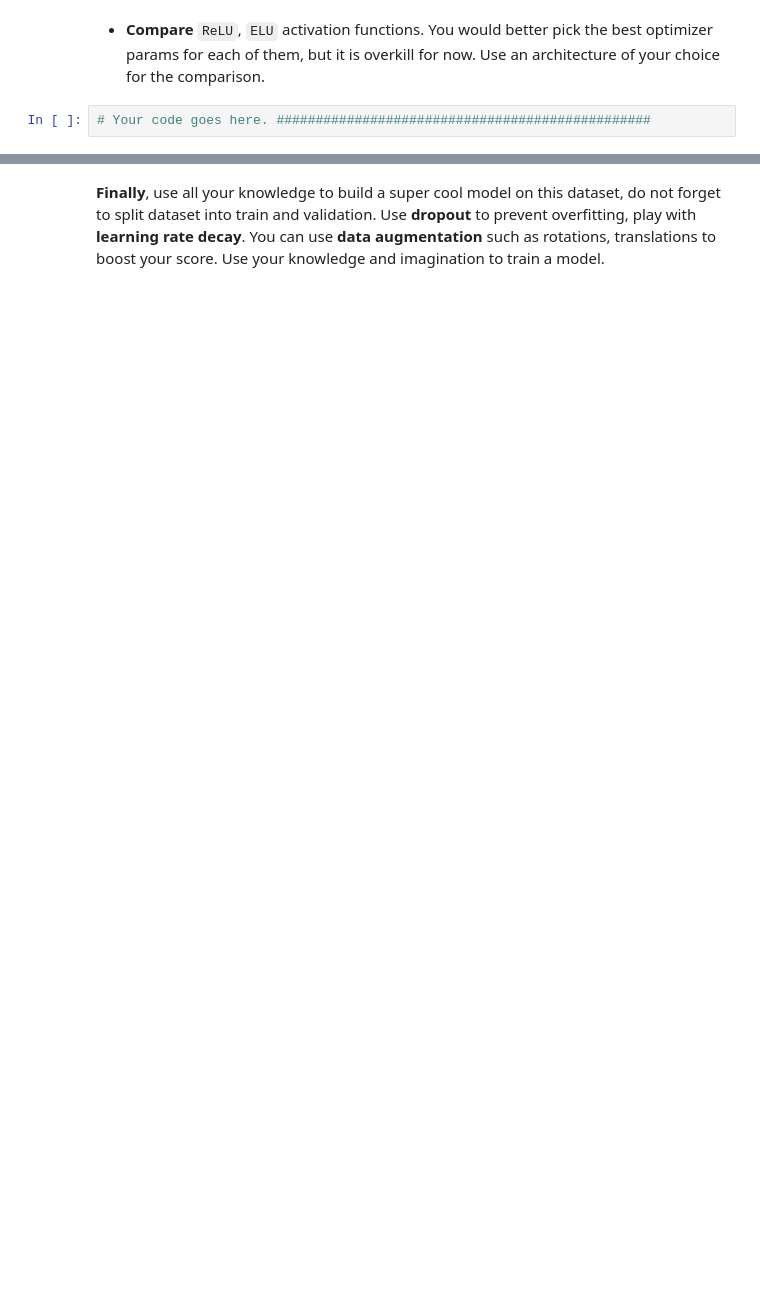
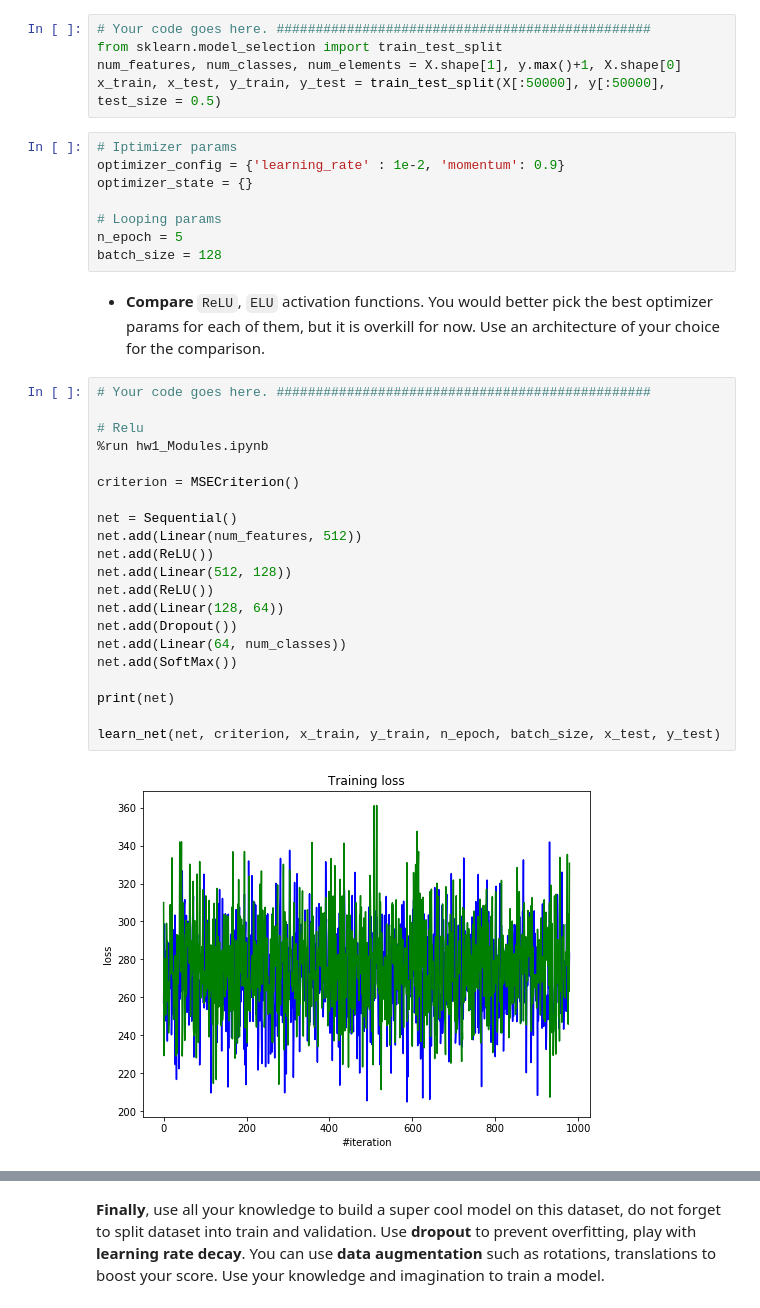
Before and after one commit to egdeliya/ml_mipt_2017, a Jupyter notebook: task5/hw1_main.ipynb, the cells around one changed output, grey strips where cells are left out. Drawn from its saved outputs; the diff is of its cells as text; blank space fills up the shorter version.

```diff
--- a/task5/hw1_main.ipynb
+++ b/task5/hw1_main.ipynb
@@ -282,5 +293,39 @@ One-hot encode the labels first.
+# %%
+# Your code goes here. ################################################
+from sklearn.model_selection import train_test_split
+num_features, num_classes, num_elements = X.shape[1], y.max()+1, X.shape[0]
+x_train, x_test, y_train, y_test = train_test_split(X[:50000], y[:50000], test_size = 0.5)
+# %%
+# Iptimizer params
+optimizer_config = {'learning_rate' : 1e-2, 'momentum': 0.9}
+optimizer_state = {}
+
+# Looping params
+n_epoch = 5
+batch_size = 128
 # %% [markdown]
 - **Compare** `ReLU`, `ELU` activation functions.
 You would better pick the best optimizer params for each of them, but it is overkill for now. Use an architecture of your choice for the comparison.
-# %%
-# Your code goes here. ################################################
+# %%
+# Your code goes here. ################################################
+
+# Relu
+%run hw1_Modules.ipynb
+
+criterion = MSECriterion()
+
+net = Sequential()
+net.add(Linear(num_features, 512))
+net.add(ReLU())
+net.add(Linear(512, 128))
+net.add(ReLU())
+net.add(Linear(128, 64))
+net.add(Dropout())
+net.add(Linear(64, num_classes))
+net.add(SoftMax())
+
+print(net)
+
+learn_net(net, criterion, x_train, y_train, n_epoch, batch_size, x_test, y_test)
+# %% [output]
+[figure, added]
```
Also changed, not shown: parts of 13 cells of this notebook, 3 other files.
